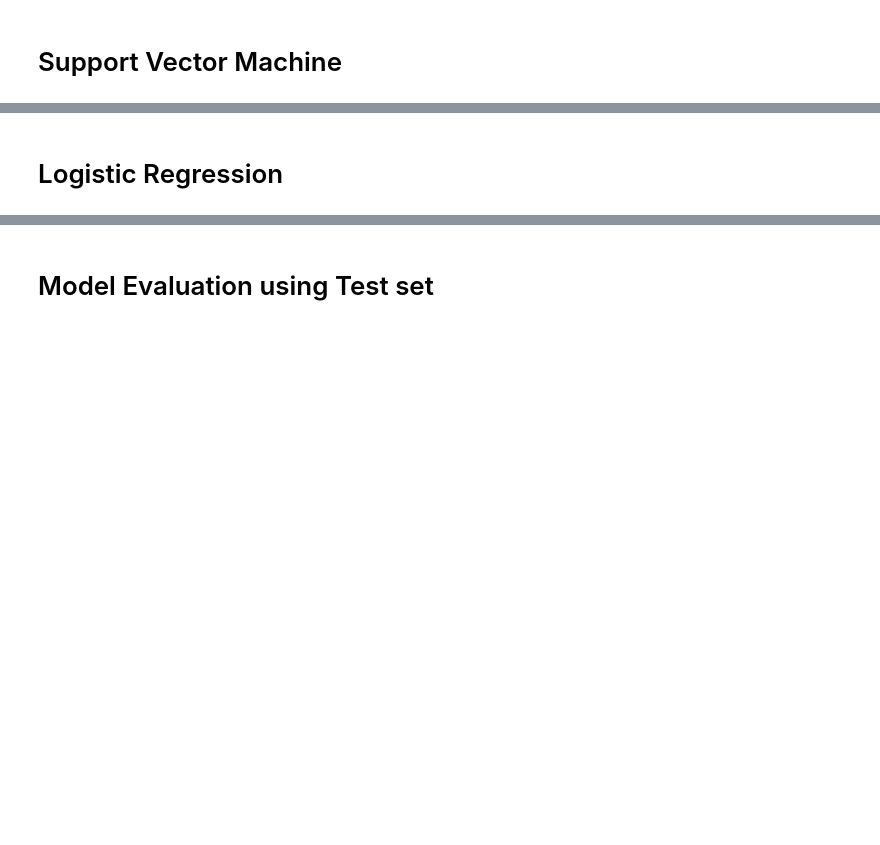
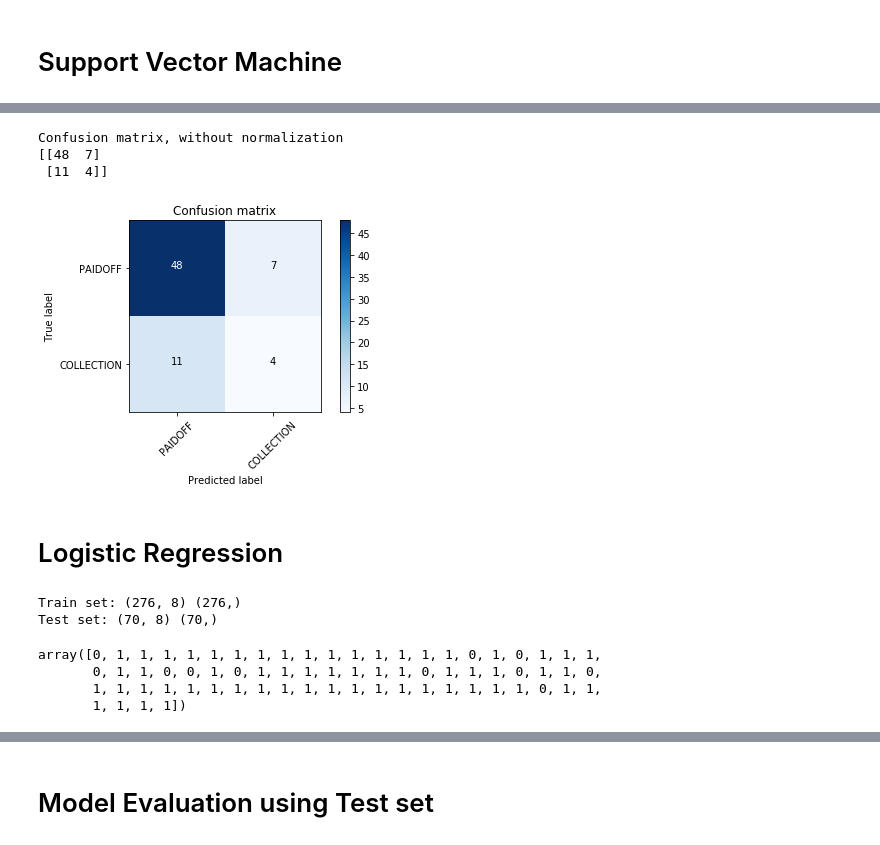
Before and after one commit to javierbetancourt/Coursera-Machine-Learning, a Jupyter notebook: Machine Learning Project_Coursera.ipynb, the cells around one changed output, grey strips where cells are left out. Cells and saved outputs as stored; diff of their text form; code cells hidden in the pictures; blank space fills up the shorter version.

```diff
--- a/Machine Learning Project_Coursera.ipynb
+++ b/Machine Learning Project_Coursera.ipynb
@@ -452,5 +455,43 @@ def plot_confusion_matrix(cm, classes,
     plt.tight_layout()
     plt.ylabel('True label')
     plt.xlabel('Predicted label')
+# %%
+# Compute confusion matrix
+cnf_matrix = confusion_matrix(y_test, yhat, labels=['PAIDOFF','COLLECTION'])
+plt.figure()
+plot_confusion_matrix(cnf_matrix, classes=['PAIDOFF','COLLECTION'],normalize= False,  title='Confusion matrix')
+# %% [output]
+Confusion matrix, without normalization
+[[48  7]
+ [11  4]]
+[figure, added]
 # %% [markdown]
 # Logistic Regression
+# %%
+# Import Libraries
+from sklearn.model_selection import train_test_split
+
+# To use logistic regression, we must first convert the loan status to numerical value
+df['loan_categorical'] = df['loan_status']
+df['loan_categorical'].replace(to_replace=['COLLECTION','PAIDOFF'], value=[0,1],inplace=True)
+yregression = df['loan_categorical'].values
+#
+# Define Train_Test set
+X_train, X_test, y_train, y_test = train_test_split( X, yregression, test_size=0.2, random_state=4)
+print ('Train set:', X_train.shape,  y_train.shape)
+print ('Test set:', X_test.shape,  y_test.shape)
+# %% [output]
+Train set: (276, 8) (276,)
+Test set: (70, 8) (70,)
+# %%
+from sklearn.linear_model import LogisticRegression
+from sklearn.metrics import confusion_matrix
+LR = LogisticRegression(C=0.01, solver='liblinear').fit(X_train,y_train)
+# Calculate the predicted values yhat_regression
+yhat_regression = LR.predict(X_test)
+yhat_regression
+# %% [output]
+array([0, 1, 1, 1, 1, 1, 1, 1, 1, 1, 1, 1, 1, 1, 1, 1, 0, 1, 0, 1, 1, 1,
+       0, 1, 1, 0, 0, 1, 0, 1, 1, 1, 1, 1, 1, 1, 0, 1, 1, 1, 0, 1, 1, 0,
+       1, 1, 1, 1, 1, 1, 1, 1, 1, 1, 1, 1, 1, 1, 1, 1, 1, 1, 1, 0, 1, 1,
+       1, 1, 1, 1])
```
Also changed, not shown: parts of 5 cells of this notebook.
